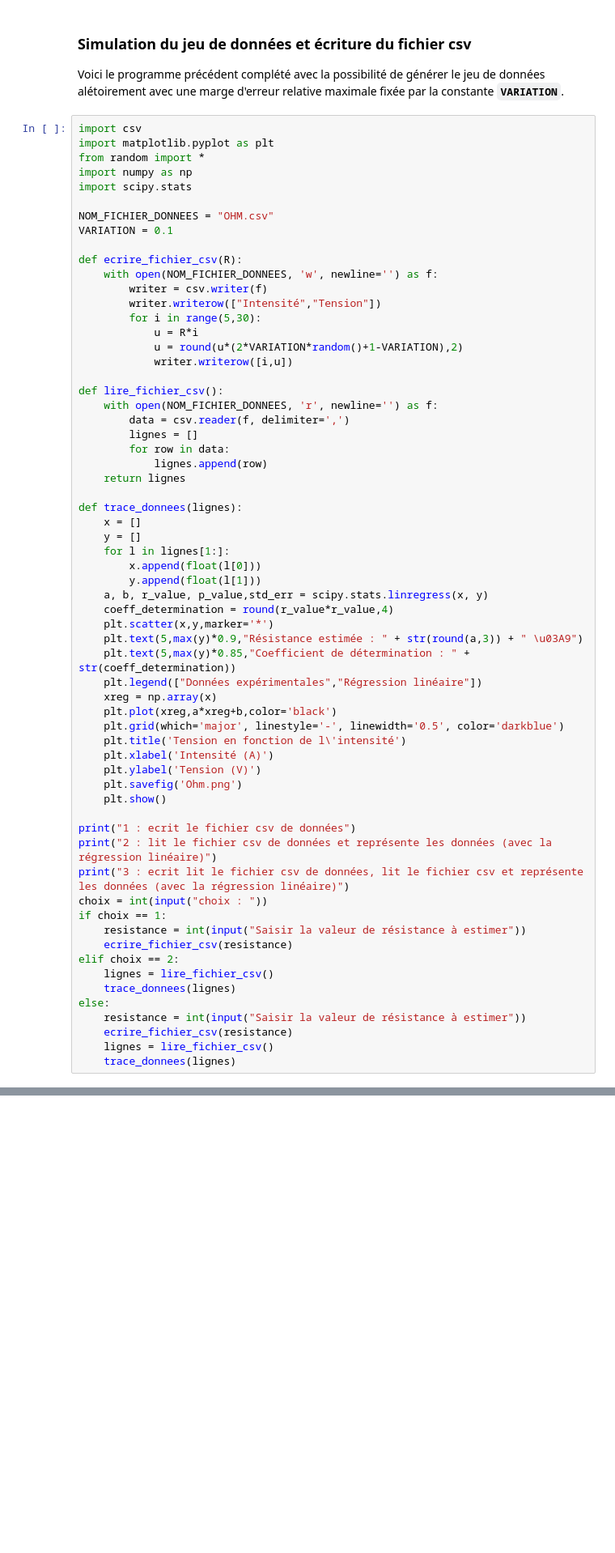
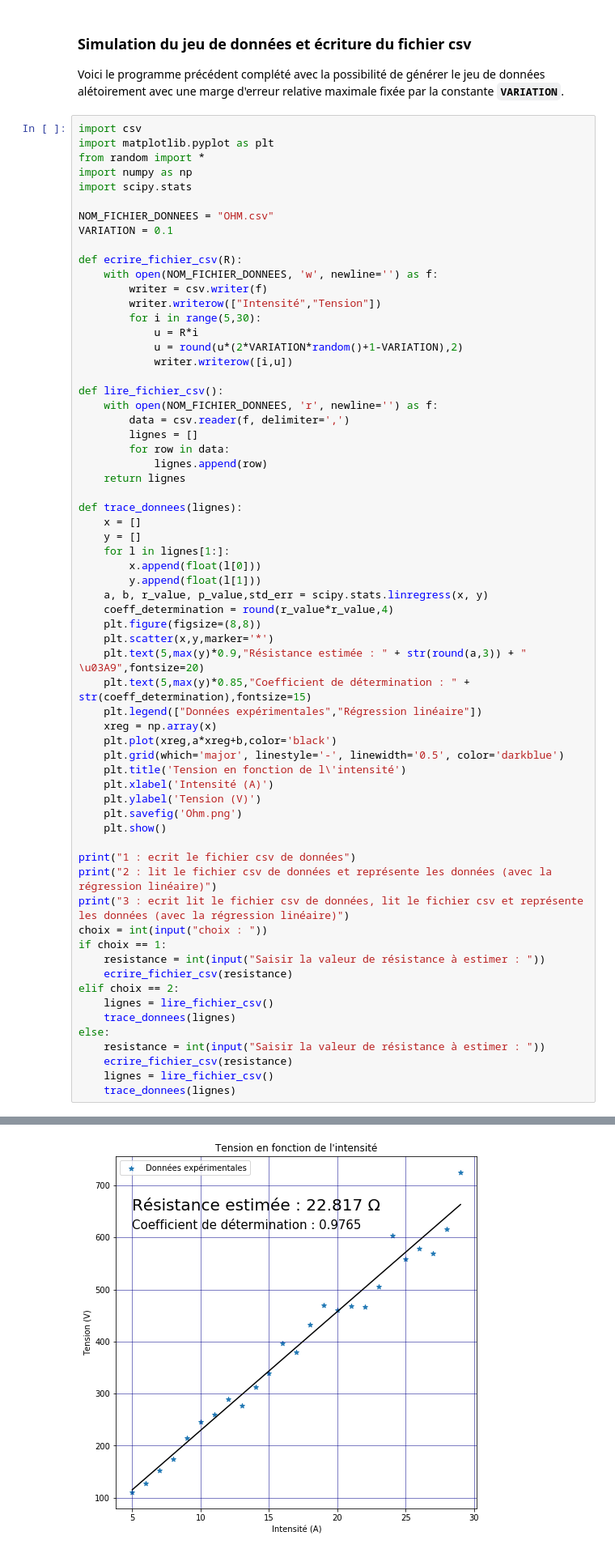
Before and after one commit to hmalherbe/PythonStanNicePhysics, a Jupyter notebook: Formation Python Stan'Nice - Profs de Sciences - physique.ipynb, the cells around one changed output, grey strips where cells are left out. Shown: that part at 81% size. Saved outputs shown, nothing was run; the diff lists cells and outputs as text; blank space fills up the shorter version.

```diff
--- a/Formation Python Stan'Nice - Profs de Sciences - physique.ipynb
+++ b/Formation Python Stan'Nice - Profs de Sciences - physique.ipynb
@@ -521,9 +524,10 @@ def trace_donnees(lignes):
         y.append(float(l[1]))
     a, b, r_value, p_value,std_err = scipy.stats.linregress(x, y)
     coeff_determination = round(r_value*r_value,4)
+    plt.figure(figsize=(8,8))
     plt.scatter(x,y,marker='*')
-    plt.text(5,max(y)*0.9,"Résistance estimée : " + str(round(a,3)) + " \u03A9")
-    plt.text(5,max(y)*0.85,"Coefficient de détermination : " + str(coeff_determination))
+    plt.text(5,max(y)*0.9,"Résistance estimée : " + str(round(a,3)) + " \u03A9",fontsize=20)
+    plt.text(5,max(y)*0.85,"Coefficient de détermination : " + str(coeff_determination),fontsize=15)
     plt.legend(["Données expérimentales","Régression linéaire"])
     xreg = np.array(x)
     plt.plot(xreg,a*xreg+b,color='black')
@@ -539,13 +543,13 @@ print("2 : lit le fichier csv de données et représente les données (avec la r
 print("3 : ecrit lit le fichier csv de données, lit le fichier csv et représente les données (avec la régression linéaire)")
 choix = int(input("choix : "))
 if choix == 1:
-    resistance = int(input("Saisir la valeur de résistance à estimer"))
+    resistance = int(input("Saisir la valeur de résistance à estimer : "))
     ecrire_fichier_csv(resistance)
 elif choix == 2:
     lignes = lire_fichier_csv()
     trace_donnees(lignes)
 else:
-    resistance = int(input("Saisir la valeur de résistance à estimer"))
+    resistance = int(input("Saisir la valeur de résistance à estimer : "))
     ecrire_fichier_csv(resistance)
     lignes = lire_fichier_csv()
     trace_donnees(lignes)
@@ -556,3 +562,4 @@ else:
+[figure, added]
 # %% [markdown]
 <hr>
 # %% [markdown]
```
Also changed, not shown: parts of 2 cells of this notebook.
